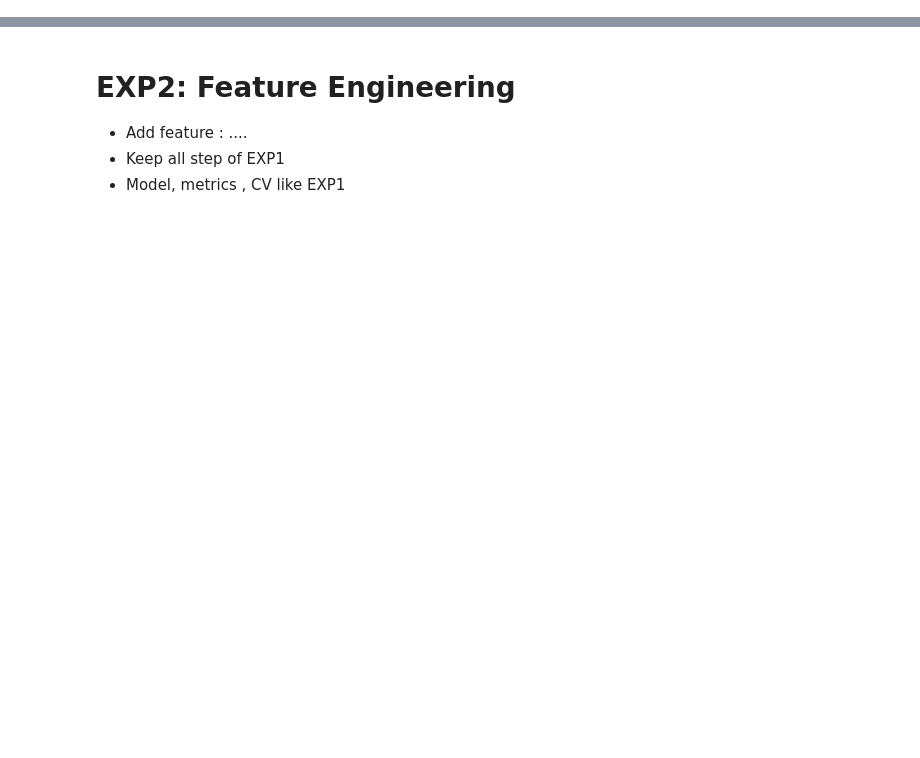
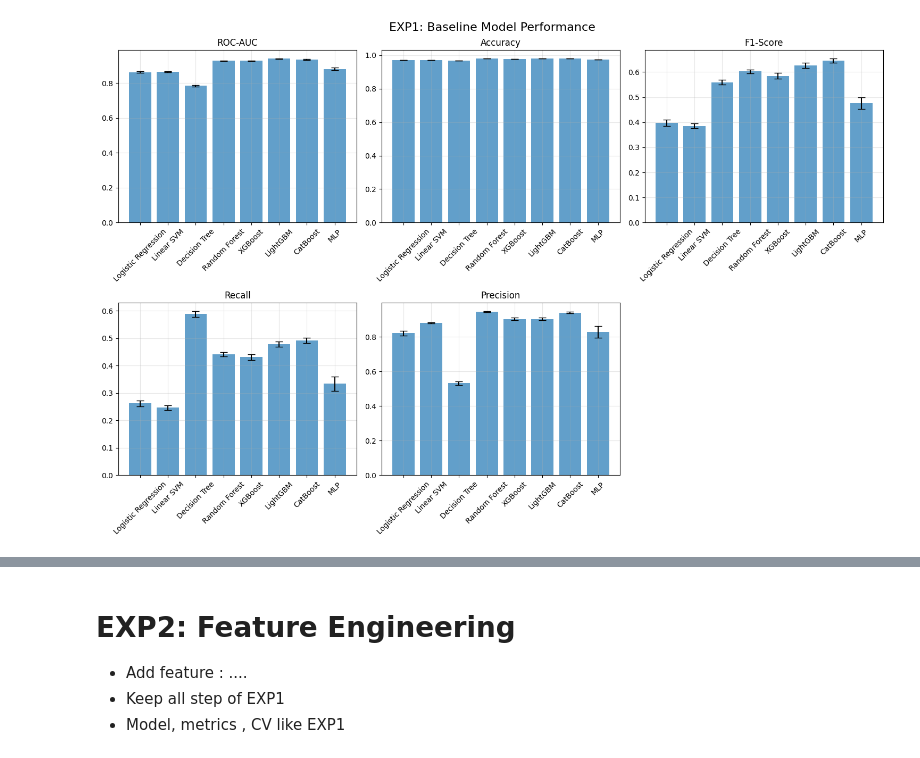
Before and after one commit to Lyquang/fraud, a Jupyter notebook: Experiments.ipynb, the cells around one changed output, grey strips where cells are left out. Cells and saved outputs as stored; diff of their text form; code cells hidden in the pictures; blank space fills up the shorter version.

Commit message:
Traning model

```diff
--- a/Experiments.ipynb
+++ b/Experiments.ipynb
@@ -1,3 +35,5 @@
+# %%
+df = pd.read_csv('data/train_merged.csv')
 # %% [markdown]
 # EXP1: BASELINE
 
@@ -8,3 +45,9 @@
 - Model : Logistic, Linear/Kernel SVM, Decision Tree, Random Forest, XGBoost, LightGBM, CatBoost, MLP.
 - CV: 5-fold
 - metric: ROC-AUC, accuracy , f1-score , recall , precision
+# %%
+num_cols = df.select_dtypes(include=['int64', 'float64']).columns.tolist()
+cat_cols = df.select_dtypes(include=['object']).columns.tolist()
+num_cols.remove('isFraud')
+
+tar_cols = ['isFraud']
@@ -10,0 +58,3 @@
+# %%
+fill_minus_1_cols = ['D9'] + [col for col in df.columns if 'addr' in col if df[col].dtype == 'float64'] + [col for col in df.columns if 'card' in col if df[col].dtype == 'float64']
+fill_median_cols = [col for col in num_cols if col not in fill_minus_1_cols]
@@ -10,0 +243,84 @@
+# %%
+# EXP1: BASELINE IMPLEMENTATION
+
+# Run experiments
+print("Starting EXP1: BASELINE")
+print("=" * 50)
+
+results_exp1 = {}
+
+for model_name, model in models.items():
+    print(f"\nEvaluating {model_name}...")
+
+    # Create full pipeline
+    full_pipeline = Pipeline([
+        ('preprocessing', preprocessing_pipeline),
+        ('classifier', model)
+    ])
+
+    # Evaluate model
+    try:
+        model_results = evaluate_model(full_pipeline, X, y, cv)
+        results_exp1[model_name] = model_results
+
+        # Print results
+        print(f"\n{model_name} Results:")
+        for metric, scores in model_results.items():
+            mean_score = np.mean(scores)
+            std_score = np.std(scores)
+            print(f"{metric}: {mean_score:.4f} (+/- {std_score * 2:.4f})")
+
+    except Exception as e:
+        print(f"Error evaluating {model_name}: {str(e)}")
+        continue
+
+# Summary results
+print("\n" + "=" * 50)
+print("EXP1 BASELINE SUMMARY")
+print("=" * 50)
+
+summary_df = []
+for model_name, results in results_exp1.items():
+    row = {'Model': model_name}
+    for metric, scores in results.items():
+        row[f'{metric}_mean'] = np.mean(scores)
+        row[f'{metric}_std'] = np.std(scores)
+    summary_df.append(row)
+
+summary_df = pd.DataFrame(summary_df)
+print(summary_df.round(4))
+
+# Plot results
+fig, axes = plt.subplots(2, 3, figsize=(15, 10))
+fig.suptitle('EXP1: Baseline Model Performance', fontsize=16)
+
+metrics = ['ROC-AUC', 'Accuracy', 'F1-Score', 'Recall', 'Precision']
+axes = axes.flatten()
+
+for i, metric in enumerate(metrics):
+    if i < len(axes):
+        model_names = []
+        mean_scores = []
+        std_scores = []
+
+        for model_name, results in results_exp1.items():
+            model_names.append(model_name)
+            mean_scores.append(np.mean(results[metric]))
+            std_scores.append(np.std(results[metric]))
+
+        axes[i].bar(range(len(model_names)), mean_scores, yerr=std_scores,
+                   capsize=5, alpha=0.7)
+        axes[i].set_title(f'{metric}')
+        axes[i].set_xticks(range(len(model_names)))
+        axes[i].set_xticklabels(model_names, rotation=45)
+        axes[i].grid(True, alpha=0.3)
+
+# Remove empty subplot
+if len(metrics) < len(axes):
+    axes[-1].remove()
+
+plt.tight_layout()
+plt.show()
+
+print("\nEXP1: BASELINE completed successfully!")
+# %% [output]
@@ -10,0 +344 @@
+[figure, added]
```
Also changed, not shown: parts of 19 cells of this notebook, 6 other files.
